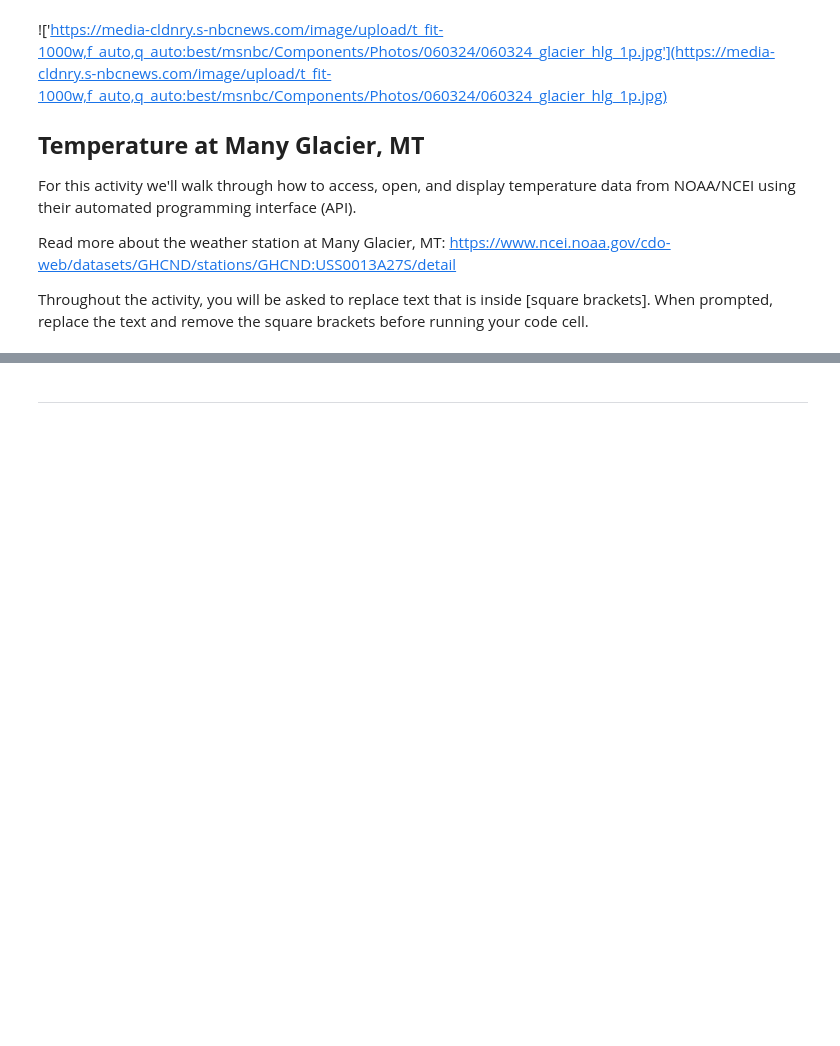
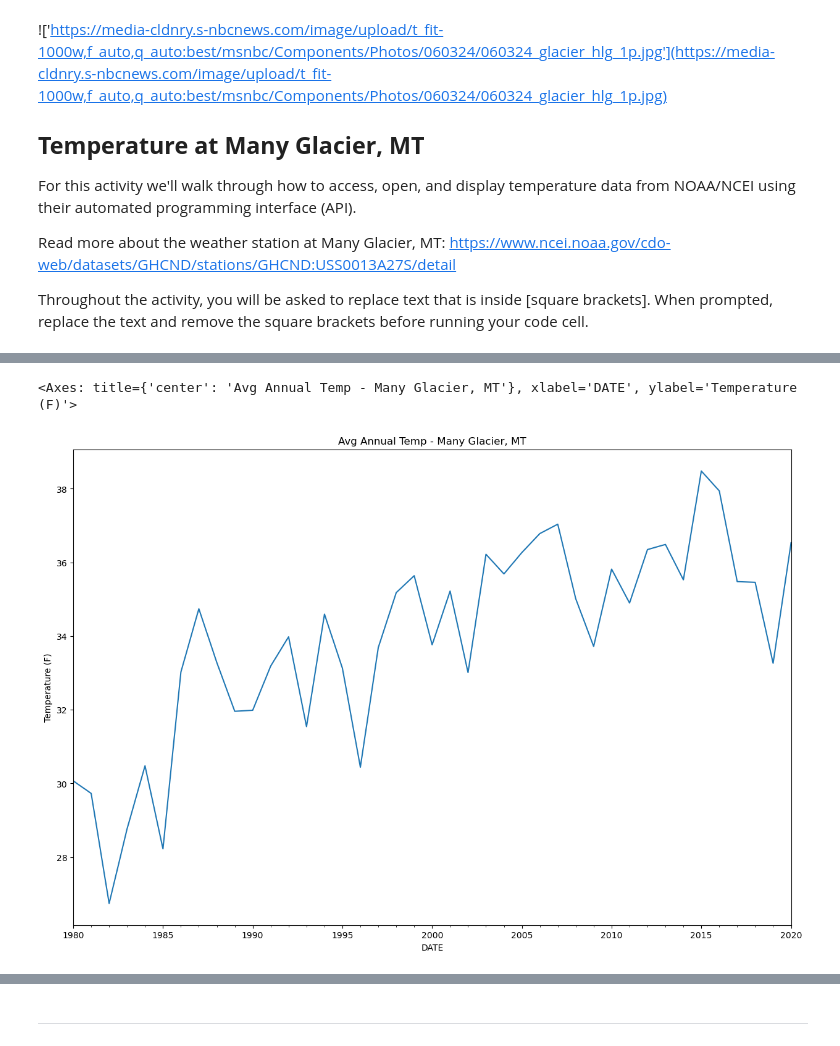
Before and after one commit to ANUSUYA-NMSU/2026-tcup-dsw-training, a Jupyter notebook: notebooks/weather_climate_blank.ipynb, the cells around one changed output, grey strips where cells are left out. Saved outputs shown, nothing was run; the diff lists cells and outputs as text; code cells hidden in the pictures; blank space fills up the shorter version.

```diff
--- a/notebooks/weather_climate_blank.ipynb
+++ b/notebooks/weather_climate_blank.ipynb
@@ -44,4 +63,4 @@ import numpy as np # working with arrays
 # %%
 # STEP 4: Resample to look at annual mean
-[CREATE_NEW_VARIABLE_NAME_HERE] = [VARIABLE_FROM_STEP_2].resample('YE').mean()
-[CALL_NEW_VARIABLE_HERE]
+many_glacier_am = many_glacier_df.resample('YE').mean()
+many_glacier_am
@@ -48,4 +85,4 @@ import numpy as np # working with arrays
 # %%
 # STEP 5: Subset the data to look at 1980-2020
-[CREATE_NEW_VARIABLE_NAME_HERE] = [VARIABLE_FROM_STEP_4]["1980":"2020"]
-[CALL_NEW_VARIABLE_HERE]
+many_glacier_subset = many_glacier_am["1980":"2020"]
+many_glacier_subset
@@ -52,7 +107,10 @@ import numpy as np # working with arrays
 # %%
 # STEP 6: Plot 1980-2020 data
- [VARIALBE_FROM_STEP_5].plot(y='TOBS', figsize=(15,10),
+many_glacier_subset.plot(y='TOBS', figsize=(15,10),
                             ylabel='Temperature (F)',
                             title='Avg Annual Temp - Many Glacier, MT')
+# %% [output]
+<Axes: title={'center': 'Avg Annual Temp - Many Glacier, MT'}, xlabel='DATE', ylabel='Temperature (F)'>
+[figure, added]
 # %%
 # STEP 7: Resetting the index
```
Also changed, not shown: parts of 7 cells of this notebook.
